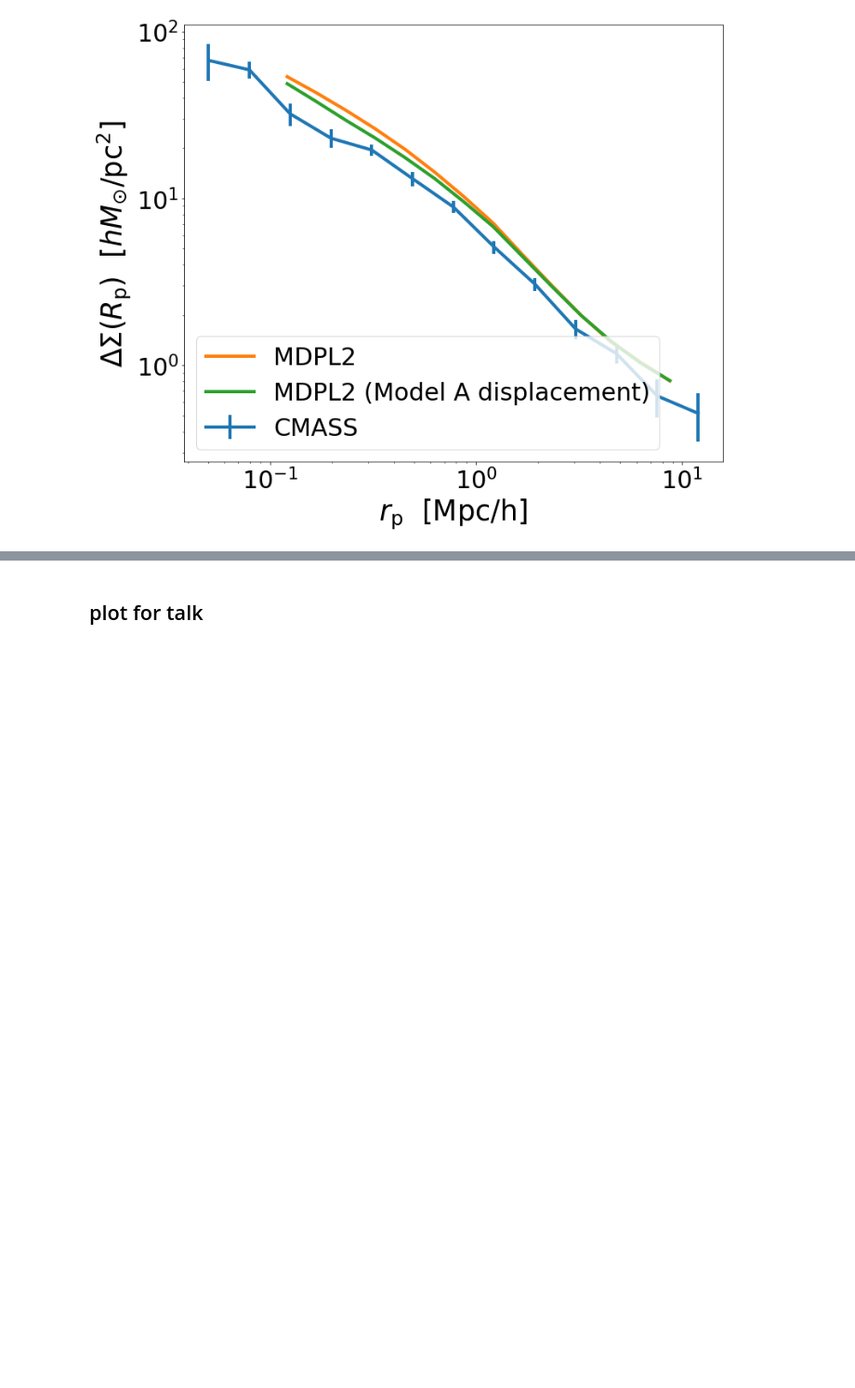
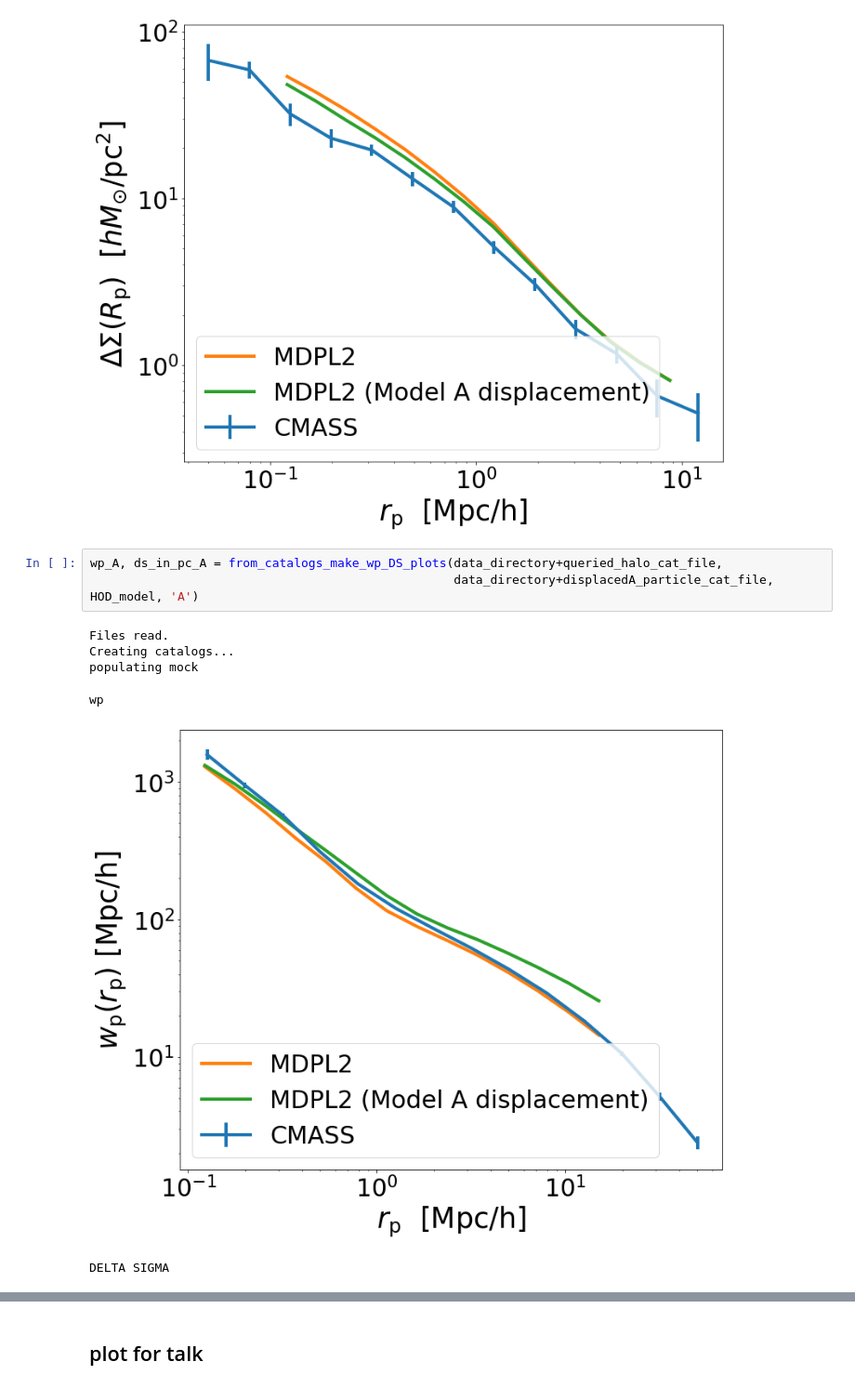
Before and after one commit to f-ardila/baryonic_effects, a Jupyter notebook: CMASS/CMASS_MDPL_displacement_wp_DS.ipynb, the cells around one changed output, grey strips where cells are left out. Shown: that part at 93% size. Saved outputs shown, nothing was run; the diff lists cells and outputs as text; blank space fills up the shorter version.

```diff
--- a/CMASS/CMASS_MDPL_displacement_wp_DS.ipynb
+++ b/CMASS/CMASS_MDPL_displacement_wp_DS.ipynb
@@ -278,3 +278,13 @@ wp
 [figure]
 DELTA SIGMA
 [figure]
+# %%
+wp_A, ds_in_pc_A = from_catalogs_make_wp_DS_plots(data_directory+queried_halo_cat_file,
+                                                  data_directory+displacedA_particle_cat_file, HOD_model, 'A')
+# %% [output]
+Files read.
+Creating catalogs...
+populating mock
+wp
+[figure, added]
+DELTA SIGMA
```
Also changed, not shown: parts of 5 cells of this notebook, 1 other file.
